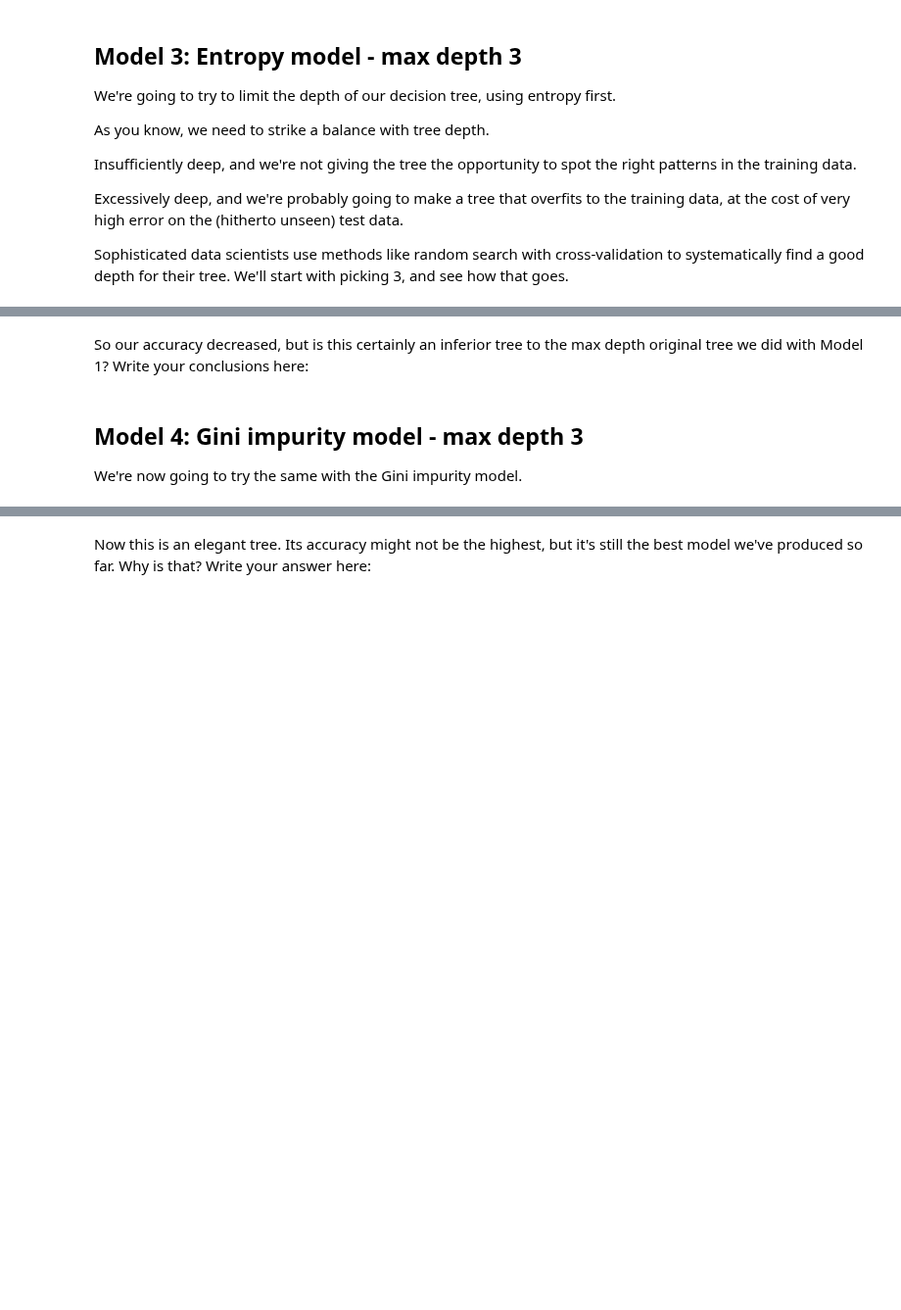
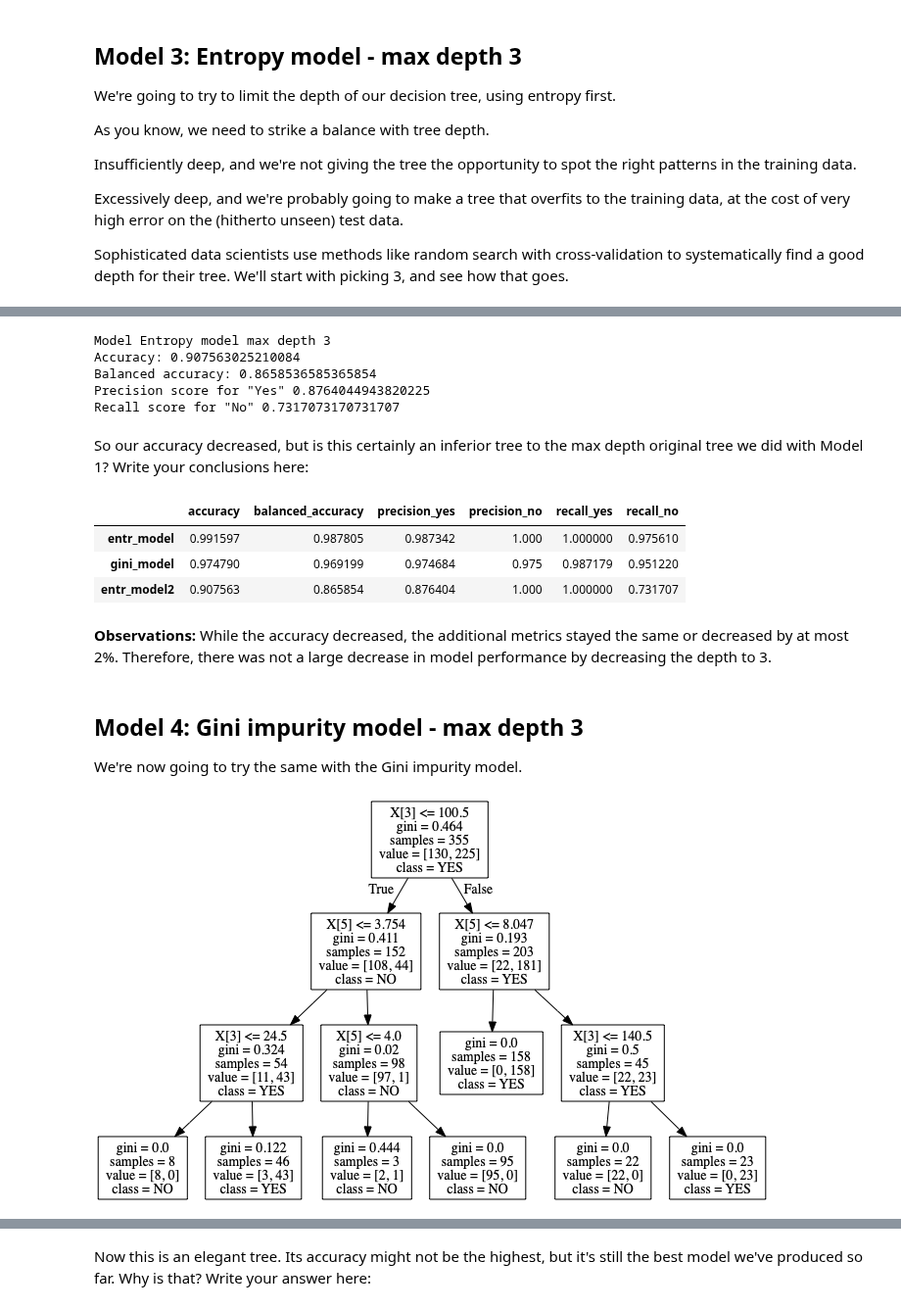
Before and after one commit to dmclark53/Springboard, a Jupyter notebook: RR-Diner-Coffee/Springboard Decision Tree Specialty Coffee Case Study - Tier 3.ipynb, the cells around one changed output, grey strips where cells are left out. Shown at 98% size. Saved outputs shown, nothing was run; the diff lists cells and outputs as text; code cells hidden in the pictures; blank space fills up the shorter version.

```diff
--- a/RR-Diner-Coffee/Springboard Decision Tree Specialty Coffee Case Study - Tier 3.ipynb
+++ b/RR-Diner-Coffee/Springboard Decision Tree Specialty Coffee Case Study - Tier 3.ipynb
@@ -453,27 +524,49 @@ _ _ _
 # %%
 # Run this block for model evaluation
 print("Model Entropy model max depth 3")
-print("Accuracy:", metrics.accuracy_score(y_test,y_pred))
-print("Balanced accuracy:", metrics.balanced_accuracy_score(y_test,y_pred))
-print('Precision score for "Yes"' , metrics.precision_score(y_test,y_pred, pos_label = "YES"))
-print('Recall score for "No"' , metrics.recall_score(y_test,y_pred, pos_label = "NO"))
+print("Accuracy:", metrics.accuracy_score(y_test,y_pred_3))
+print("Balanced accuracy:", metrics.balanced_accuracy_score(y_test,y_pred_3))
+print('Precision score for "Yes"' , metrics.precision_score(y_test,y_pred_3, pos_label = "YES"))
+print('Recall score for "No"' , metrics.recall_score(y_test,y_pred_3, pos_label = "NO"))
+# %% [output]
+Model Entropy model max depth 3
+Accuracy: 0.907563025210084
+Balanced accuracy: 0.8658536585365854
+Precision score for "Yes" 0.8764044943820225
+Recall score for "No" 0.7317073170731707
 # %% [markdown]
 So our accuracy decreased, but is this certainly an inferior tree to the max depth original tree we did with Model 1? Write your conclusions here:
+# %%
+metrics_comp = compare_metrics(metrics_comp, 'entr_model2', y_test, y_pred_3)
+metrics_comp
+# %% [output]
+|  | accuracy | balanced_accuracy | precision_yes | precision_no | recall_yes | recall_no |
+| entr_model | 0.991597 | 0.987805 | 0.987342 | 1.000 | 1.000000 | 0.975610 |
+| gini_model | 0.974790 | 0.969199 | 0.974684 | 0.975 | 0.987179 | 0.951220 |
+| entr_model2 | 0.907563 | 0.865854 | 0.876404 | 1.000 | 1.000000 | 0.731707 |
+# %% [markdown]
+**Observations:** While the accuracy decreased, the additional metrics stayed the same or decreased by at most 2%. Therefore, there was not a large decrease in model performance by decreasing the depth to 3.
 # %% [markdown]
 ## Model 4: Gini impurity  model - max depth 3
 We're now going to try the same with the Gini impurity model.
 # %%
 # As before, make a variable, but call it gini_model2, and ensure the max_depth parameter is set to 3
-_ _ _ = _ _ _._ _ _(_ _ _ ='_ _ _ ', _ _ _ = 1234, _ _ _  = _ _ _ )
+gini_model2 = tree.DecisionTreeClassifier(criterion='gini', random_state=1234, max_depth=3)
 
 # Do the fit, predict, and series transformations as before.
-_ _ _
+gini_model2 = gini_model2.fit(X_train, y_train)
+y_pred_4 = gini_model2.predict(X_test)
+y_pred_4 = pd.Series(y_pred_4)
 # %%
-dot_data = StringIO()
-_ _ _
+# dot_data = StringIO()
+# _ _ _
 
 
 # Alternatively for class_names use gini_model2.classes_
-_ _ _
+tree_data = tree.export_graphviz(gini_model2, class_names=gini_model2.classes_, out_file=None)
+graph = pydotplus.graph_from_dot_data(tree_data)
+Image(graph.create_png())
+# %% [output]
+[figure, added]
 # %%
 print("Gini impurity  model - max depth 3")
```
Also changed, not shown: parts of 20 cells of this notebook.
